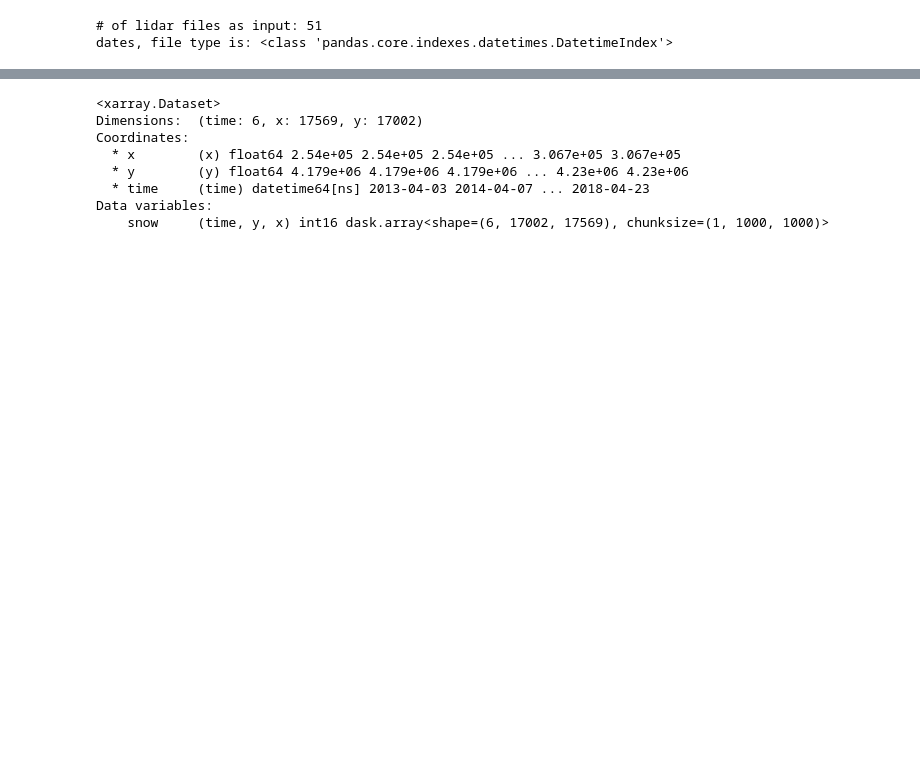
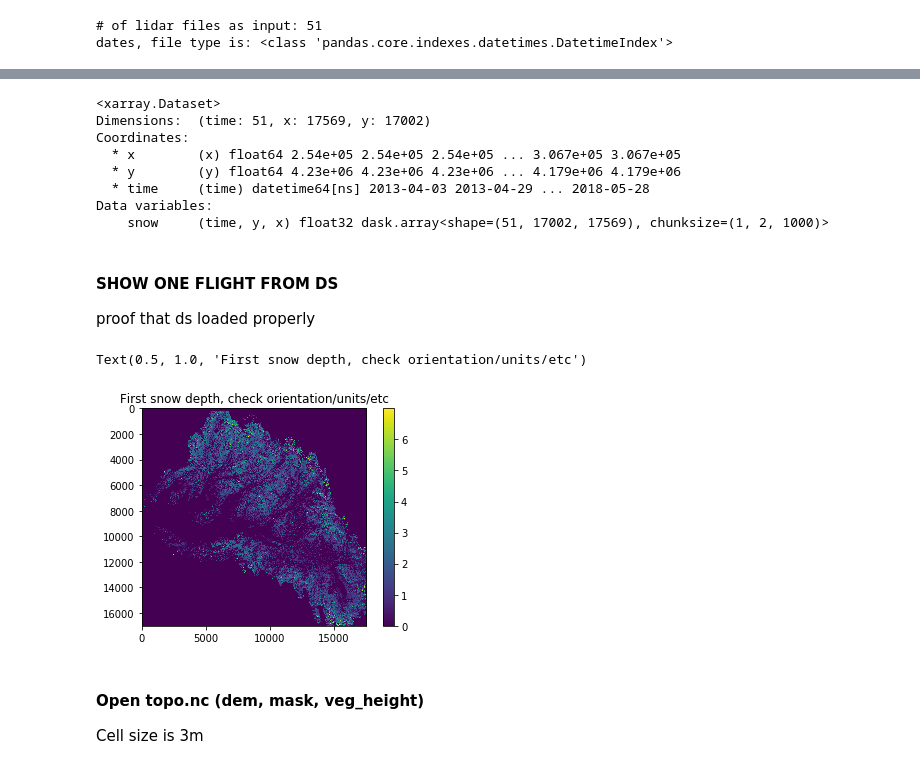
Before and after one commit to meganmason/jlabs, a Jupyter notebook: xarray/build.ipynb, the cells around one changed output, grey strips where cells are left out. Drawn from its saved outputs; the diff is of its cells as text; code cells hidden in the pictures; blank space fills up the shorter version.

```diff
--- a/xarray/build.ipynb
+++ b/xarray/build.ipynb
@@ -51,11 +52,11 @@ dates, file type is: <class 'pandas.core.indexes.datetimes.DatetimeIndex'>
 # %%
-'''first 2 files'''
-# flist = flist[:2] #first 6 are just 2013
-# dates = dates[:2]
+# '''first 2 files'''
+# # flist = flist[:2] #first 6 are just 2013
+# # dates = dates[:2]
 
-'''peak snow depth dates....(?)'''
-flist = list(flist[i] for i in (0,7,22,28,41,49))
-dates = list(dates[i] for i in (0,7,22,28,41,49))
+# '''peak snow depth dates....(?)'''
+# flist = list(flist[i] for i in (0,7,22,28,41,49))
+# dates = list(dates[i] for i in (0,7,22,28,41,49))
 
-print('# of lidar files as input:', len(flist))
-print('# of flight dates', len(dates))
+# print('# of lidar files as input:', len(flist))
+# print('# of flight dates', len(dates))
@@ -67,20 +83,41 @@ print('# of flight dates', len(dates))
 # %%
-#load xarray, via multiple files
-ds=xr.open_mfdataset(flist, concat_dim='time', combine='nested', chunks={'x':1000, 'y':1000}, parallel=True).rename({'Band1':'snow'})
+# build xarray
+ds=xr.open_mfdataset(flist,
+                     concat_dim='time',
+                     combine='nested',
+                     chunks={'x':1000, 'y':1000},
+                     parallel=True).rename({'Band1':'snow'}).drop('transverse_mercator')
+
 ds.close()
 
-ds = ds.drop('transverse_mercator') #remove
-ds = ds.astype(np.int16, copy=False) #cast as int16 (32,767)
-ds['time'] = (['time'], dates) #add 'time' coordinate, default populates with dimension called 'time'
-# ds['snow'].values = ds.snow[::-1] # flip along y-axis (maybe do that as function, call: preprocess= <func_name> in open_mfds())
+# add 'time' coord
+ds['time'] = (['time'], dates)
+
+# flip 'y' up/down
+ds=np.flip(ds.snow,1)
+ds=ds.to_dataset()
+
 ds
 # %% [output]
 <xarray.Dataset>
-Dimensions:  (time: 6, x: 17569, y: 17002)
+Dimensions:  (time: 51, x: 17569, y: 17002)
 Coordinates:
   * x        (x) float64 2.54e+05 2.54e+05 2.54e+05 ... 3.067e+05 3.067e+05
-  * y        (y) float64 4.179e+06 4.179e+06 4.179e+06 ... 4.23e+06 4.23e+06
-  * time     (time) datetime64[ns] 2013-04-03 2014-04-07 ... 2018-04-23
+  * y        (y) float64 4.23e+06 4.23e+06 4.23e+06 ... 4.179e+06 4.179e+06
+  * time     (time) datetime64[ns] 2013-04-03 2013-04-29 ... 2018-05-28
 Data variables:
-    snow     (time, y, x) int16 dask.array<shape=(6, 17002, 17569), chunksize=(1, 1000, 1000)>
+    snow     (time, y, x) float32 dask.array<shape=(51, 17002, 17569), chunksize=(1, 2, 1000)>
+# %% [markdown]
+#### SHOW ONE FLIGHT FROM DS
+proof that ds loaded properly
+# %%
+plt.imshow(ds.snow[0]/1000) #[m]
+plt.colorbar()
+plt.title('First snow depth, check orientation/units/etc')
+# %% [output]
+Text(0.5, 1.0, 'First snow depth, check orientation/units/etc')
+[figure, added]
+# %% [markdown]
+#### Open topo.nc (dem, mask, veg_height)
+Cell size is 3m
 # %%
```
Also changed, not shown: parts of 21 cells of this notebook, 2 other files.
